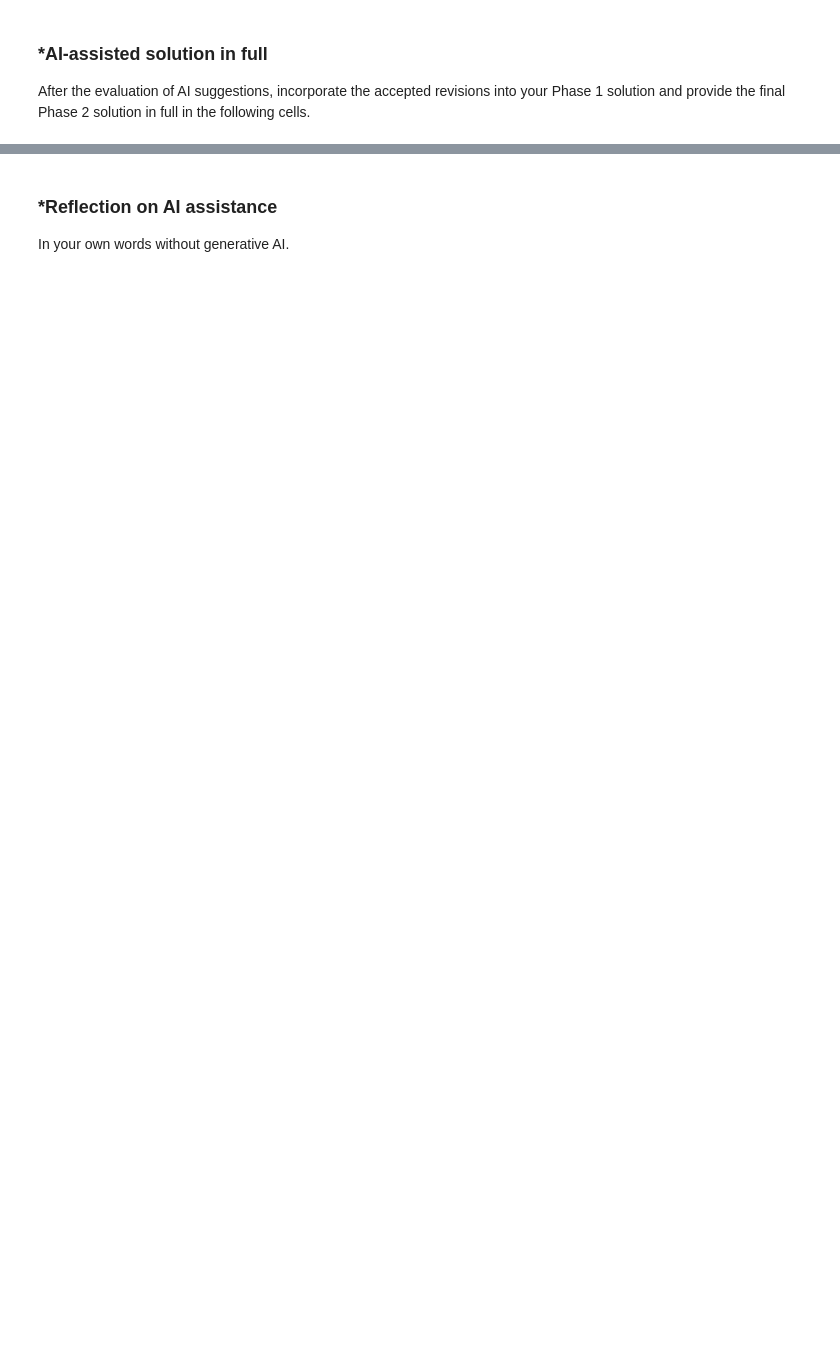
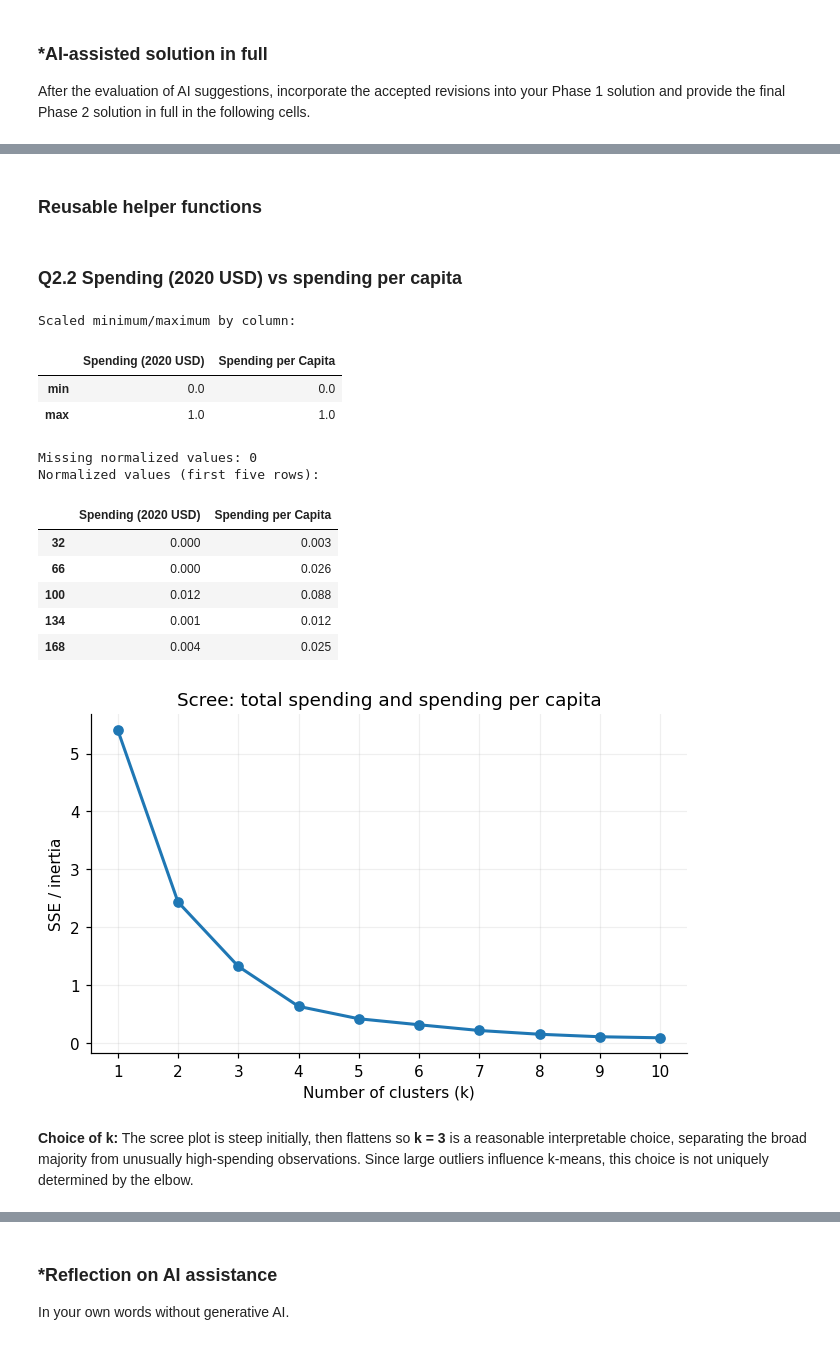
Before and after one commit to Kamal-uva/A04-clustering, a Jupyter notebook: notebook.ipynb, the cells around one changed output, grey strips where cells are left out. Cells and saved outputs as stored; diff of their text form; code cells hidden in the pictures; blank space fills up the shorter version.

```diff
--- a/notebook.ipynb
+++ b/notebook.ipynb
@@ -529,0 +663,2 @@ After the evaluation of AI suggestions, incorporate the accepted revisions into
+# %% [markdown]
+### Reusable helper functions
@@ -529,0 +734,25 @@ After the evaluation of AI suggestions, incorporate the accepted revisions into
+# %% [markdown]
+### Q2.2 Spending (2020 USD) vs spending per capita
+# %%
+amount_cols = ['Spending (2020 USD)', 'Spending per Capita']
+amount_X = countries[amount_cols].apply(maxmin)
+check_scaled(amount_X)
+print('Normalized values (first five rows):')
+display(amount_X.head().round(3))
+amount_sse = make_scree(amount_X, 'Scree: total spending and spending per capita')
+# %% [output]
+Scaled minimum/maximum by column:
+|  | Spending (2020 USD) | Spending per Capita |
+| min | 0.0 | 0.0 |
+| max | 1.0 | 1.0 |
+Missing normalized values: 0
+Normalized values (first five rows):
+|  | Spending (2020 USD) | Spending per Capita |
+| 32 | 0.000 | 0.003 |
+| 66 | 0.000 | 0.026 |
+| 100 | 0.012 | 0.088 |
+| 134 | 0.001 | 0.012 |
+| 168 | 0.004 | 0.025 |
+[figure, added]
+# %% [markdown]
+**Choice of k:** The scree plot is steep initially, then flattens so **k = 3** is a reasonable interpretable choice, separating the broad majority from unusually high-spending observations. Since large outliers influence k-means, this choice is not uniquely determined by the elbow.
```
Also changed, not shown: parts of 24 cells of this notebook.
